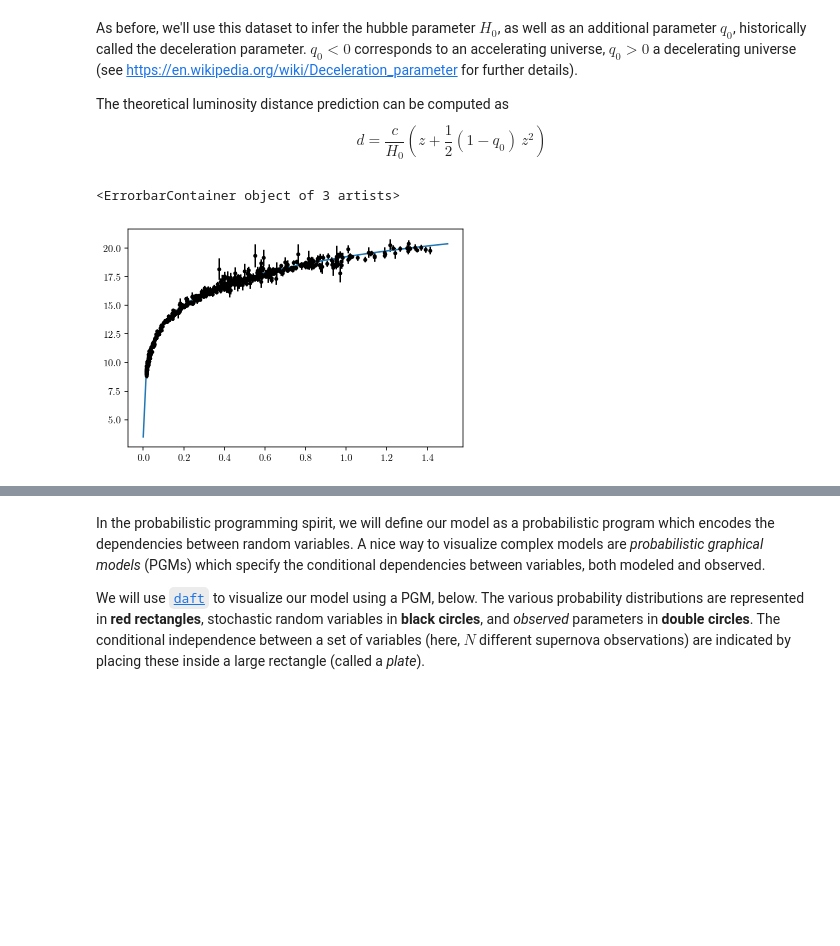
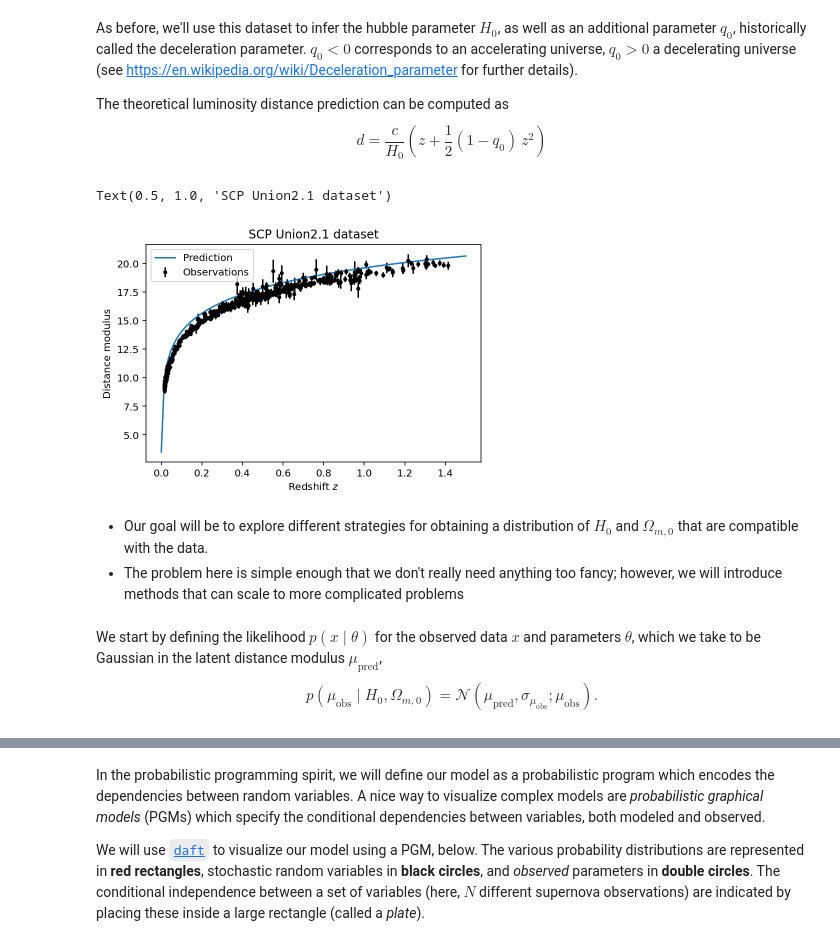
Before and after one commit to smsharma/deep-prob-prog-tutorials, a Jupyter notebook: 01_mcmc_and_vi.ipynb, the cells around one changed output, grey strips where cells are left out. Drawn from its saved outputs; the diff is of its cells as text; code cells hidden in the pictures; blank space fills up the shorter version.

```diff
--- a/01_mcmc_and_vi.ipynb
+++ b/01_mcmc_and_vi.ipynb
@@ -145,21 +140,51 @@ $$ d = \frac{c}{H_0}\left(z + \frac{1}{2}(1 - q_0) \, z^2\right)$$
 # %%
 from scipy.integrate import quad
 
-def H(z, H0=70, OmM=0.3, OmL=0.7):
-    return H0 * jnp.sqrt(OmM * (1 + z) ** 3 + OmL)
+def H(z, H0=70., OmM=0.3, OmL=0.7):
+  """ Hubble evolution
+  :param H0: Hubble constant
+  :param OmM: Matter density
+  :param OmL: Dark energy density
+  """
+  return H0 * jnp.sqrt(OmM * (1 + z) ** 3 + OmL)
 
 def dL(z, H0=70, OmM=0.3):
-    z_ary = jnp.linspace(0., z, 1000)
-    return jnp.trapz(c / H(z_ary, H0, OmM, 1 - OmM), z_ary) * (1 + z)
-#     return quad(lambda zp: c / H(zp, H0, OmM, 1 - OmM), 0., z)[0] * (1 + z)
+  """ Luminosity distance for flat Universe, assuming OmL = 1 - OmM
+  :param z: Redshift
+  :param H0: Hubble constant
+  :param OmM: Matter density
+  """
+  z_ary = jnp.linspace(0., z, 1000)
+  return jnp.trapz(c / H(z_ary, H0, OmM, 1 - OmM), z_ary) * (1 + z)
 
 def mu(z, H0=70, OmM=0.3):
-    return jnp.log10(dL(z, H0, OmM) + 5.) * 5.
+  """ Distance modulus (difference between apparent and absolute luminosity)
+  :param z: Redshift
+  :param H0: Hubble constant
+  :param OmM: Matter density
+  """
+  return jnp.log10(dL(z, H0, OmM) + 5.) * 5.
+
+# Let's plot the predicted distance modulus over the redshift range of observation and compare with observations
 
 z_ary = np.linspace(0, 1.5, 100)
 
-plt.plot(z_ary, [mu(z, H0=70, OmM=0.2) for z in z_ary])
-plt.errorbar(zs, mm - 25, yerr=dm, marker='.', ls='None', color='k')
+plt.plot(z_ary, [mu(z, H0=50., OmM=0.5) for z in z_ary], label="Prediction")
+plt.errorbar(zs, mm - 25, yerr=dm, marker='.', ls='None', color='k', label="Observations")
+
+plt.legend()
+
+plt.xlabel(r"Redshift $z$")
+plt.ylabel(r"Distance modulus")
+plt.title(r"SCP Union2.1 dataset")
 # %% [output]
-<ErrorbarContainer object of 3 artists>
+Text(0.5, 1.0, 'SCP Union2.1 dataset')
-[figure, old version]
+[figure, new version]
+# %% [markdown]
+- Our goal will be to explore different strategies for obtaining a distribution of $H_0$ and $\Omega_{m,0}$ that are compatible with the data.
+- The problem here is simple enough that we don't really need anything too fancy; however, we will introduce methods that can scale to more complicated problems
+# %% [markdown]
+We start by defining the likelihood $p(x\mid\theta)$ for the observed data $x$ and parameters $\theta$, which we take to be Gaussian in the latent distance modulus $\mu_\mathrm{pred}$,
+$$
+p(\mu_\mathrm{obs}\mid H_0, \Omega_{m,0}) = \mathcal N(\mu_\mathrm{pred},\sigma_{\mu_\mathrm{obs}}; \mu_\mathrm{obs}).
+$$
```
Also changed, not shown: parts of 69 cells of this notebook.
